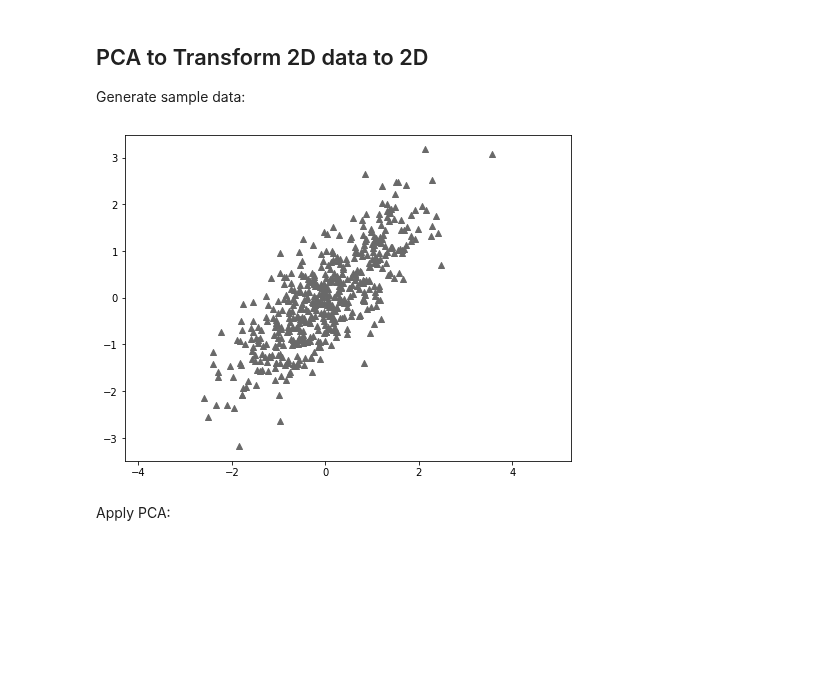
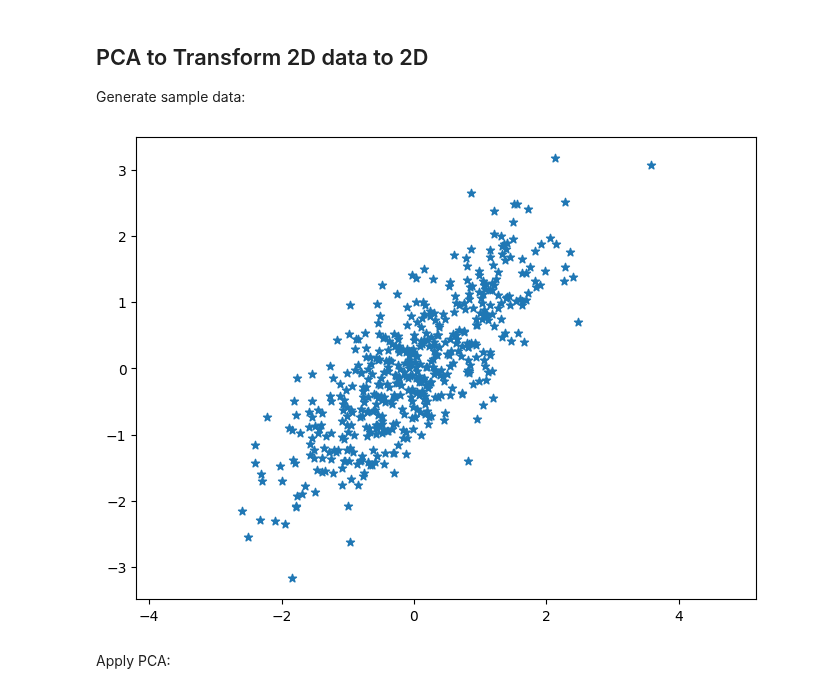
Before and after one commit to jchen8000/MLDLWithPython, a Jupyter notebook: 4_05_Principal_Component_Analysis/PCA_Introduction.ipynb, the cells around one changed output. Cells and saved outputs as stored; diff of their text form; code cells hidden in the pictures; blank space fills up the shorter version.

```diff
--- a/4_05_Principal_Component_Analysis/PCA_Introduction.ipynb
+++ b/4_05_Principal_Component_Analysis/PCA_Introduction.ipynb
@@ -66,18 +66,18 @@ Generate sample data:
 # %%
 # Generate sample data
 mean = np.array([0, 0])
 cov = np.array([[3, 3.2], [3.2, 6]])
 np.random.seed(8)
 X1 = np.random.multivariate_normal(mean, cov, size=500)
 scaler = preprocessing.StandardScaler()
 X1 = scaler.fit_transform(X1)
 
 plt.figure(1, figsize=(8,6))
-plt.scatter(X1[:, 0], X1[:, 1], marker='^', c='dimgray')
+plt.scatter(X1[:, 0], X1[:, 1], marker='*', c='tab:blue')
 plt.axis('equal')
 plt.show()
 # %% [output]
-[figure, old version]
+[figure, new version]
 # %% [markdown]
 Apply PCA:
 # %%
```
Also changed, not shown: parts of 5 cells of this notebook.
